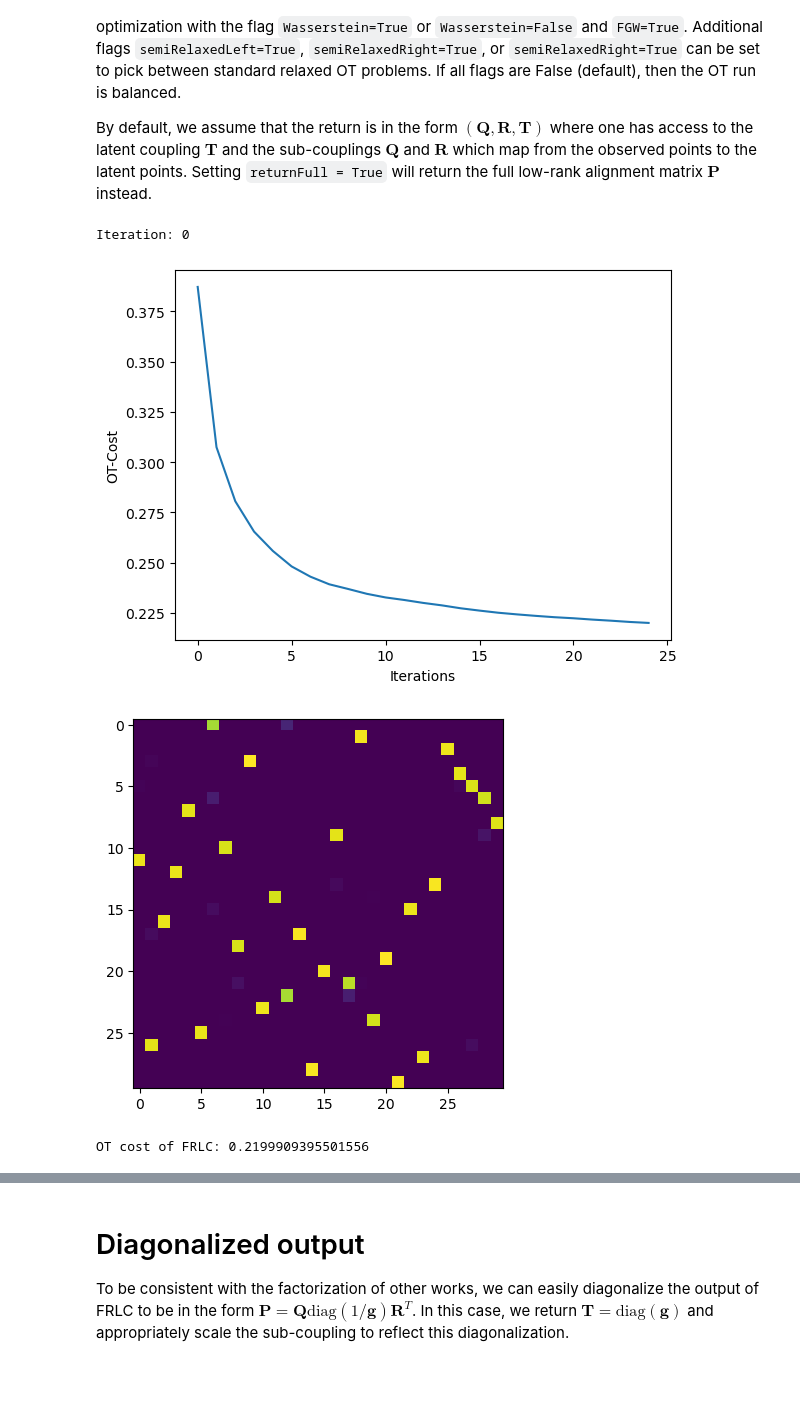
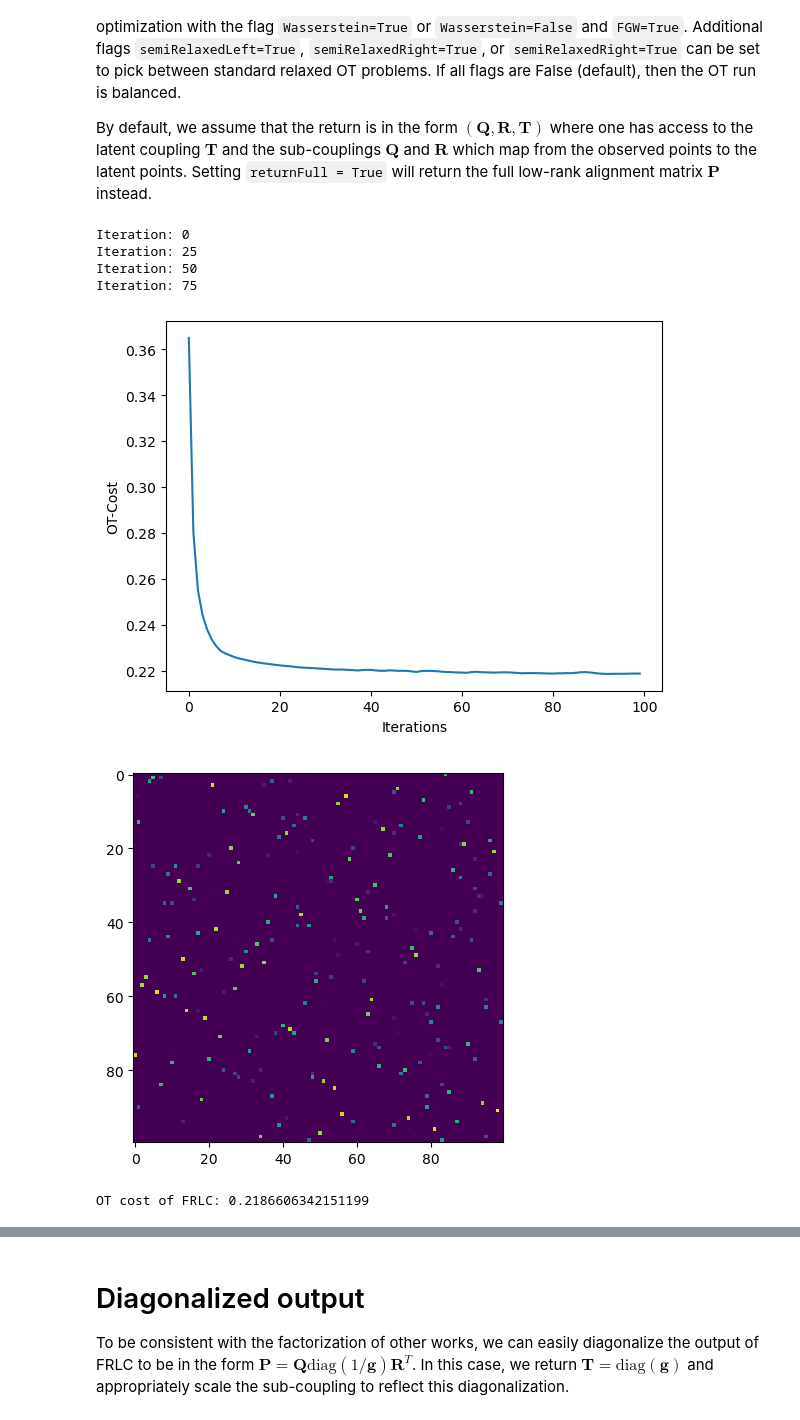
Before and after one commit to raphael-group/FRLC, a Jupyter notebook: notebooks/FRLC_demo.ipynb, the cells around one changed output, grey strips where cells are left out. Saved outputs shown, nothing was run; the diff lists cells and outputs as text; code cells hidden in the pictures; blank space fills up the shorter version.

```diff
--- a/notebooks/FRLC_demo.ipynb
+++ b/notebooks/FRLC_demo.ipynb
@@ -88,19 +88,30 @@ To run the method, simply call <tt>` FRLC.FRLC_opt `</tt> on the distance matric
 
 By default, we assume that the return is in the form $(\mathbf{Q}, \mathbf{R}, \mathbf{T})$ where one has access to the latent coupling $\mathbf{T}$ and the sub-couplings $\mathbf{Q}$ and $\mathbf{R}$ which map from the observed points to the latent points. Setting <tt>` returnFull = True `</tt> will return the full low-rank alignment matrix $\mathbf{P}$ instead.
 # %%
-Q,R,T, errs = FRLC.FRLC_opt(C, device=device, r=30, r2=30, max_iter=100)
+import importlib
+importlib.reload(FRLC)
+import util
+importlib.reload(util)
+
+Q,R,T, errs = FRLC.FRLC_opt(C, device=device, r=100, min_iter=100, max_iter=200,
+                           max_inneriters_balanced=300,
+                            max_inneriters_relaxed=300)
 
 print(f'OT cost of FRLC: {errs[-1].item()}')
 
 Q,R,T = Q.cpu(),R.cpu(),T.cpu()
+
 _x0, _x1 = x0.double(), x1.double()
 
 Q_barycenters, R_barycenters = util.LC_proj(_x0, _x1, Q, R)
 # %% [output]
 Iteration: 0
+Iteration: 25
+Iteration: 50
+Iteration: 75
-[figure, old version]
+[figure, new version]
-[figure, old version]
+[figure, new version]
-OT cost of FRLC: 0.2199909395501556
+OT cost of FRLC: 0.2186606342151199
 # %%
 plotting.plot_pts(_x0, _x1, Q_barycenters, R_barycenters, T, scale=50, file_handle="twomoons_LC_proj.svg") # , file_handle="twomoons_LC_proj.svg"
 # %% [output]
```
Also changed, not shown: parts of 7 cells of this notebook, 1 other file.
